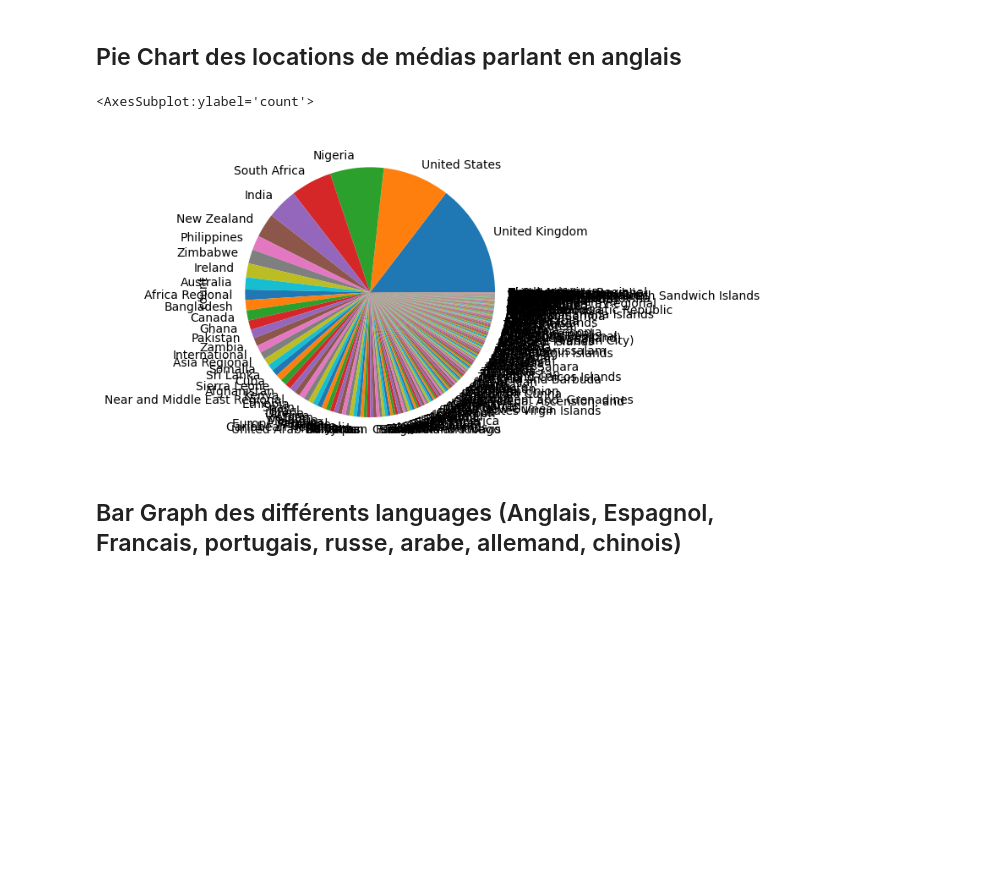
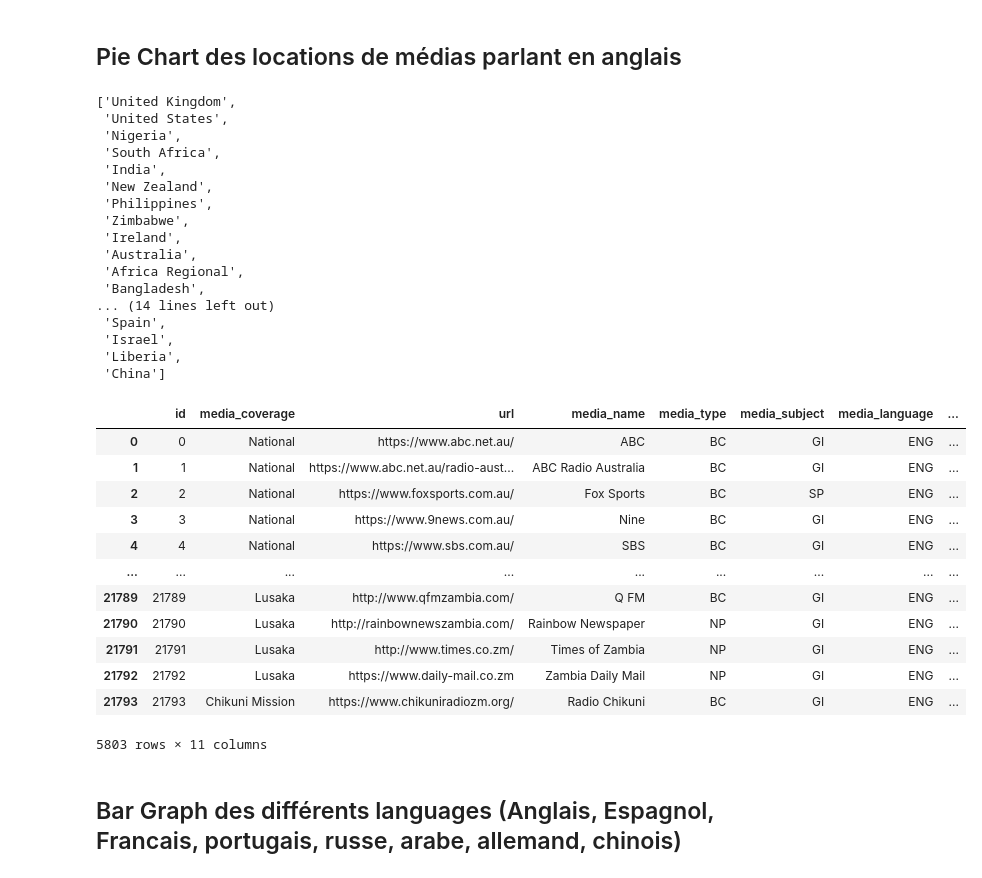
Before and after one commit to PatrickLperso/Suivi_de_narratives, a Jupyter notebook: DataViz_Medias_scrapping.ipynb, the cells around one changed output. Drawn from its saved outputs; the diff is of its cells as text; code cells hidden in the pictures; blank space fills up the shorter version.

```diff
--- a/DataViz_Medias_scrapping.ipynb
+++ b/DataViz_Medias_scrapping.ipynb
@@ -3,6 +3,6 @@ import requests
 from bs4 import BeautifulSoup
 import pandas as pd
 # %%
-data=pd.read_csv("medias_per_coutries.csv")
+data=pd.read_csv("medias_per_countries.csv")
 data.dtypes
 # %% [output]
@@ -51,10 +51,49 @@ data[(data.loc[:, "true_country"]=="France") & (data.loc[:, "media_language"]=="
 # %% [markdown]
 ## Pie Chart des locations de médias parlant en anglais
 # %%
-data.loc[:, ["media_language", "true_country"]].value_counts()["ENG"].plot.pie()
+list(data.loc[:, ["media_language", "true_country"]].value_counts()["ENG"].iloc[:30].index)
 # %% [output]
-<AxesSubplot:ylabel='count'>
+['United Kingdom',
+ 'United States',
+ 'Nigeria',
+ 'South Africa',
+ 'India',
+ 'New Zealand',
+ 'Philippines',
+ 'Zimbabwe',
+ 'Ireland',
+ 'Australia',
+ 'Africa Regional',
+ 'Bangladesh',
+... (14 lines left out)
+ 'Spain',
+ 'Israel',
+ 'Liberia',
+ 'China']
-[figure, removed]
+# %%
+liste_countries=['United Kingdom','United States','Nigeria','South Africa','India','New Zealand','Philippines',
+                'Ireland','Australia','Africa Regional','Bangladesh','Canada','Ghana','Pakistan',
+                'Zambia','International','Asia Regional','Somalia','Sri Lanka',
+                'Cuba','Sierra Leone','Kenya','Near and Middle East Regional',
+                'Ethiopia','Spain','Israel','Liberia','China']
+
+df_urls=data.loc[data.loc[:, "true_country"].isin(liste_countries), :]
+# %%
+df_urls
+# %% [output]
+|  | id | media_coverage | url | media_name | media_type | media_subject | media_language | ... |
+| 0 | 0 | National | https://www.abc.net.au/ | ABC | BC | GI | ENG | ... |
+| 1 | 1 | National | https://www.abc.net.au/radio-aust... | ABC Radio Australia | BC | GI | ENG | ... |
+| 2 | 2 | National | https://www.foxsports.com.au/ | Fox Sports | BC | SP | ENG | ... |
+| 3 | 3 | National | https://www.9news.com.au/ | Nine | BC | GI | ENG | ... |
+| 4 | 4 | National | https://www.sbs.com.au/ | SBS | BC | GI | ENG | ... |
+| ... | ... | ... | ... | ... | ... | ... | ... | ... |
+| 21789 | 21789 | Lusaka | http://www.qfmzambia.com/ | Q FM | BC | GI | ENG | ... |
+| 21790 | 21790 | Lusaka | http://rainbownewszambia.com/ | Rainbow Newspaper | NP | GI | ENG | ... |
+| 21791 | 21791 | Lusaka | http://www.times.co.zm/ | Times of Zambia | NP | GI | ENG | ... |
+| 21792 | 21792 | Lusaka | https://www.daily-mail.co.zm | Zambia Daily Mail | NP | GI | ENG | ... |
+| 21793 | 21793 | Chikuni Mission | https://www.chikuniradiozm.org/ | Radio Chikuni | BC | GI | ENG | ... |
+5803 rows × 11 columns
 # %% [markdown]
 ## Bar Graph des différents languages (Anglais, Espagnol, Francais, portugais, russe, arabe, allemand, chinois)
 # %%
```
Also changed, not shown: parts of 2 cells of this notebook, 4 other files.
